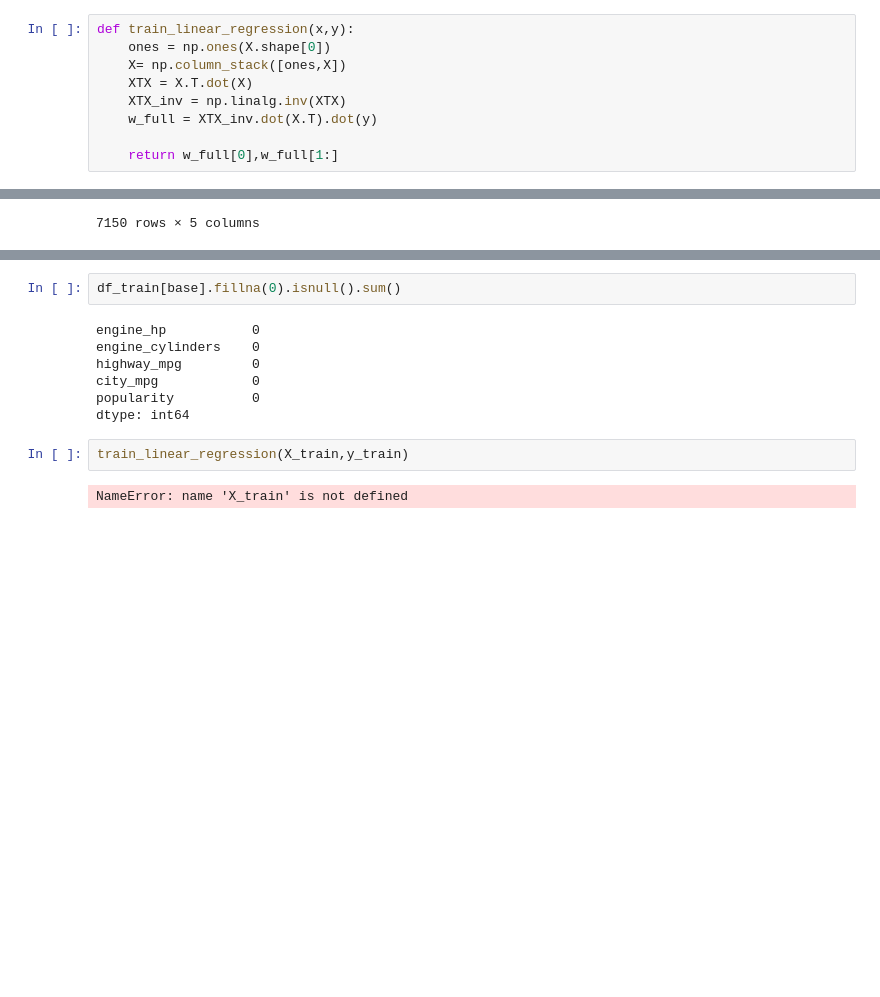
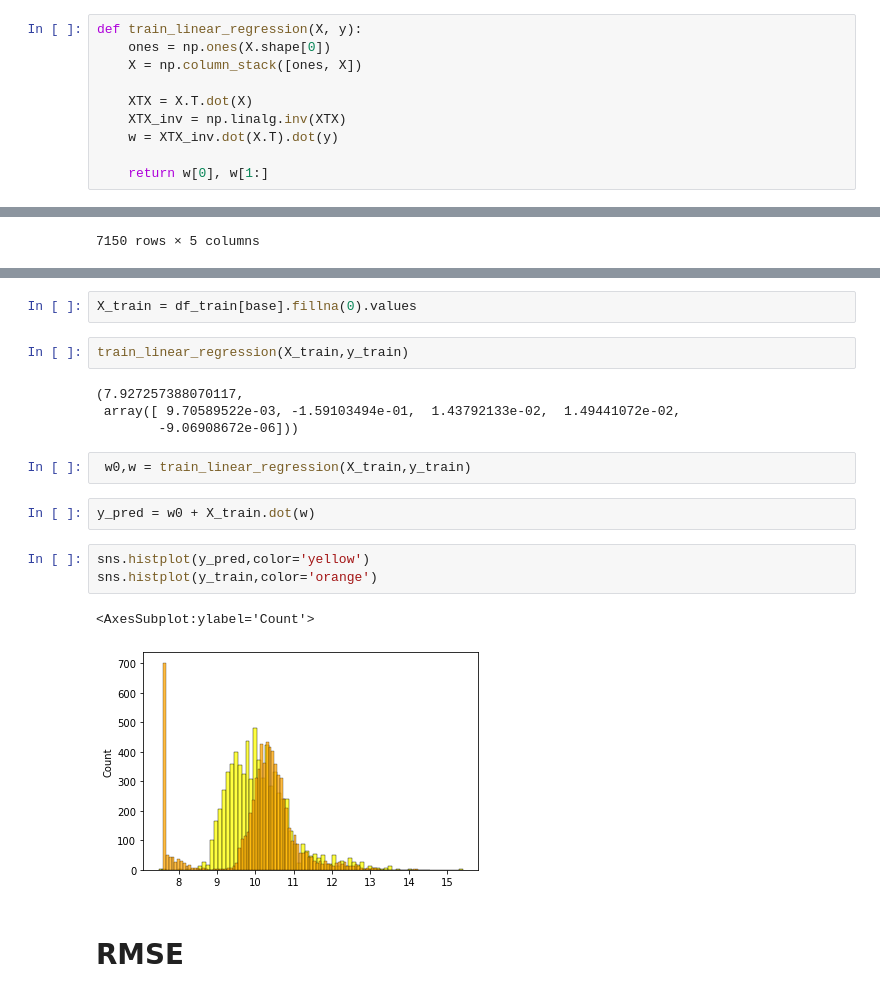
Before and after one commit to charaf19/Machine_Learning, a Jupyter notebook: MLZOOMCAMP/ML Zoomcamp - Car Price Prediction.ipynb, the cells around one changed output, grey strips where cells are left out. Drawn from its saved outputs; the diff is of its cells as text; blank space fills up the shorter version.

Commit message:
RMSE

```diff
--- a/MLZOOMCAMP/ML Zoomcamp - Car Price Prediction.ipynb
+++ b/MLZOOMCAMP/ML Zoomcamp - Car Price Prediction.ipynb
@@ -307,14 +307,15 @@ linear_regression(xi)
 # %% [markdown]
 # Training a linear regression model
 # %%
-def train_linear_regression(x,y):
+def train_linear_regression(X, y):
     ones = np.ones(X.shape[0])
-    X= np.column_stack([ones,X])
+    X = np.column_stack([ones, X])
+
     XTX = X.T.dot(X)
     XTX_inv = np.linalg.inv(XTX)
-    w_full = XTX_inv.dot(X.T).dot(y)
+    w = XTX_inv.dot(X.T).dot(y)
 
-    return w_full[0],w_full[1:]
+    return w[0], w[1:]
 # %%
 X=[
     [148,24,1385],
@@ -403,13 +400,20 @@ array([[ 148.,    4.,   33.,   24., 1385.],
 # %%
-df_train[base].fillna(0).isnull().sum()
+X_train = df_train[base].fillna(0).values
-# %% [output]
-engine_hp           0
-engine_cylinders    0
-highway_mpg         0
-city_mpg            0
-popularity          0
-dtype: int64
 # %%
 train_linear_regression(X_train,y_train)
 # %% [output]
-NameError: name 'X_train' is not defined
+(7.927257388070117,
+ array([ 9.70589522e-03, -1.59103494e-01,  1.43792133e-02,  1.49441072e-02,
+        -9.06908672e-06]))
+# %%
+ w0,w = train_linear_regression(X_train,y_train)
+# %%
+y_pred = w0 + X_train.dot(w)
+# %%
+sns.histplot(y_pred,color='yellow')
+sns.histplot(y_train,color='orange')
+# %% [output]
+<AxesSubplot:ylabel='Count'>
+[figure, added]
+# %% [markdown]
+# RMSE
```
Also changed, not shown: parts of 1 cell of this notebook.
